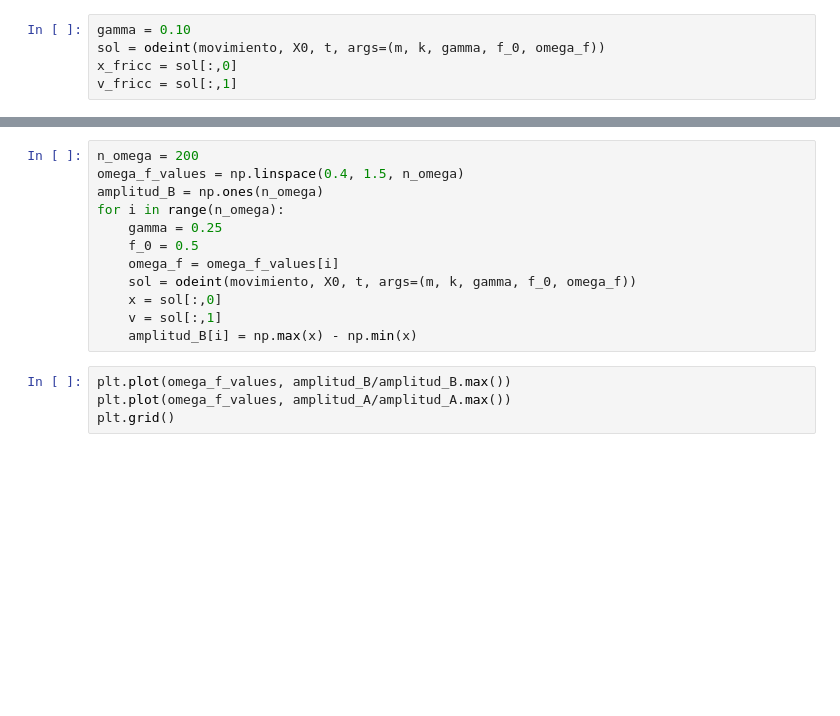
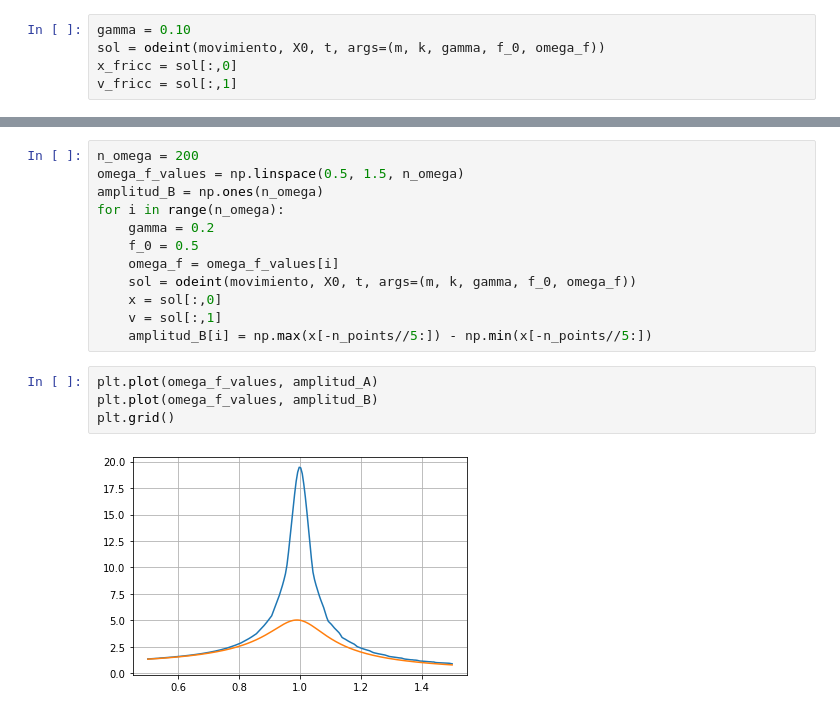
Before and after one commit to forero/ExperimentosDemostrativos, a Jupyter notebook: ondas/04_MAS_forzado.ipynb, the cells around one changed output, grey strips where cells are left out. Drawn from its saved outputs; the diff is of its cells as text; blank space fills up the shorter version.

```diff
--- a/ondas/04_MAS_forzado.ipynb
+++ b/ondas/04_MAS_forzado.ipynb
@@ -71,16 +114,18 @@ plt.grid()
 # %%
 n_omega = 200
-omega_f_values = np.linspace(0.4, 1.5, n_omega)
+omega_f_values = np.linspace(0.5, 1.5, n_omega)
 amplitud_B = np.ones(n_omega)
 for i in range(n_omega):
-    gamma = 0.25
+    gamma = 0.2
     f_0 = 0.5
     omega_f = omega_f_values[i]
     sol = odeint(movimiento, X0, t, args=(m, k, gamma, f_0, omega_f))
     x = sol[:,0]
     v = sol[:,1]
-    amplitud_B[i] = np.max(x) - np.min(x)
+    amplitud_B[i] = np.max(x[-n_points//5:]) - np.min(x[-n_points//5:])
 # %%
-plt.plot(omega_f_values, amplitud_B/amplitud_B.max())
-plt.plot(omega_f_values, amplitud_A/amplitud_A.max())
+plt.plot(omega_f_values, amplitud_A)
+plt.plot(omega_f_values, amplitud_B)
 plt.grid()
+# %% [output]
+[figure, added]
```
Also changed, not shown: parts of 13 cells of this notebook.
